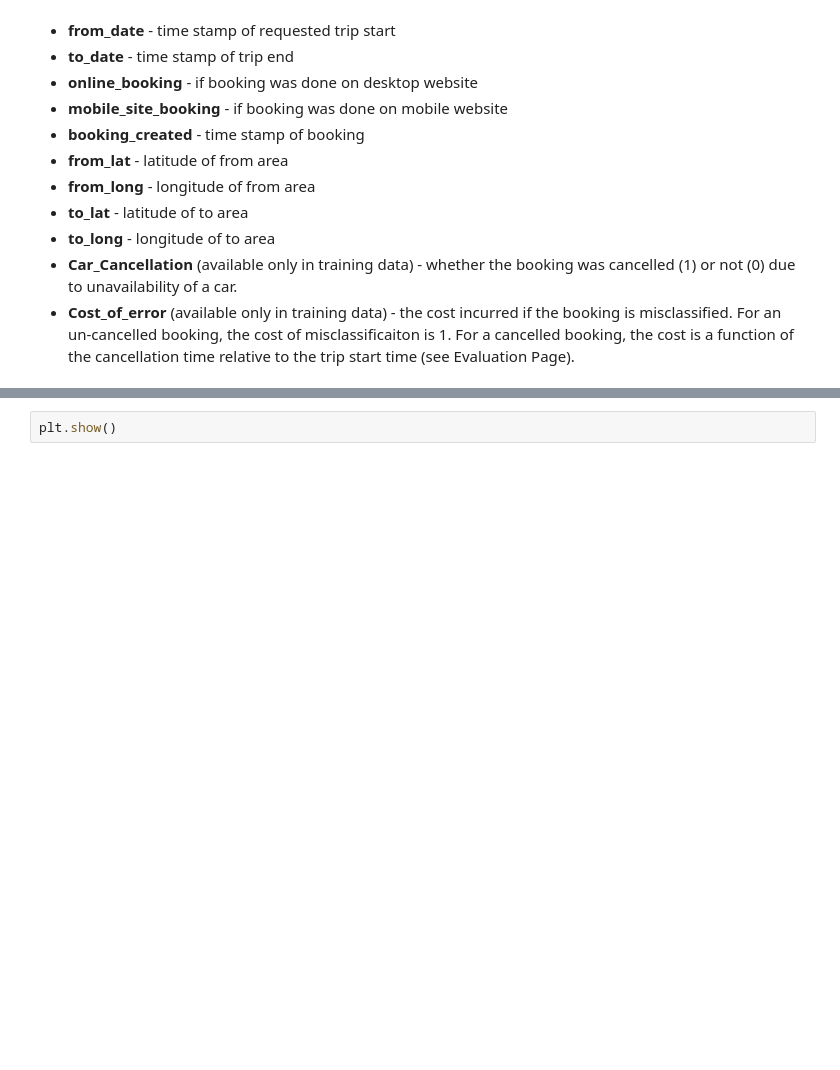
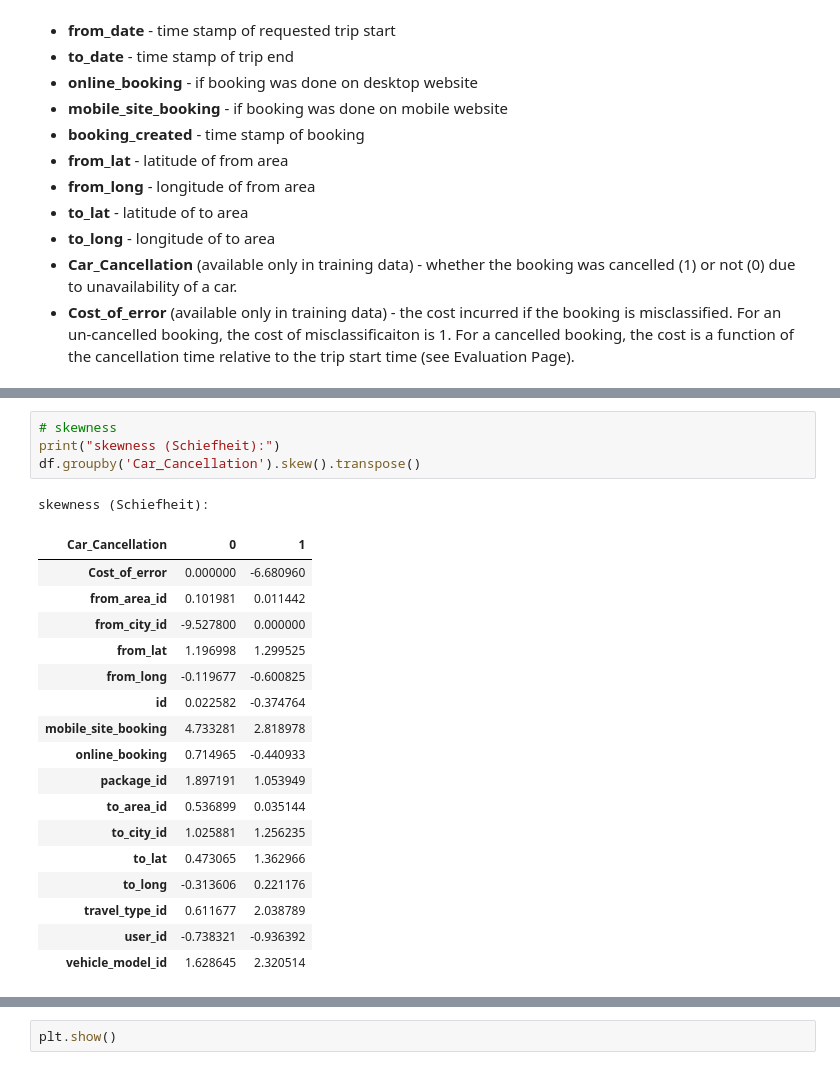
Before and after one commit to Jodahr/CabCancellation, a Jupyter notebook: CabCancellation.ipynb, the cells around one changed output, grey strips where cells are left out. Drawn from its saved outputs; the diff is of its cells as text; blank space fills up the shorter version.

```diff
--- a/CabCancellation.ipynb
+++ b/CabCancellation.ipynb
@@ -96,0 +257,23 @@ sns.pairplot(vars = ["package_id", "vehicle_model_id"], data=data, hue="Car_Canc
+# %%
+# skewness
+print("skewness (Schiefheit):")
+df.groupby('Car_Cancellation').skew().transpose()
+# %% [output]
+skewness (Schiefheit):
+| Car_Cancellation | 0 | 1 |
+| Cost_of_error | 0.000000 | -6.680960 |
+| from_area_id | 0.101981 | 0.011442 |
+| from_city_id | -9.527800 | 0.000000 |
+| from_lat | 1.196998 | 1.299525 |
+| from_long | -0.119677 | -0.600825 |
+| id | 0.022582 | -0.374764 |
+| mobile_site_booking | 4.733281 | 2.818978 |
+| online_booking | 0.714965 | -0.440933 |
+| package_id | 1.897191 | 1.053949 |
+| to_area_id | 0.536899 | 0.035144 |
+| to_city_id | 1.025881 | 1.256235 |
+| to_lat | 0.473065 | 1.362966 |
+| to_long | -0.313606 | 0.221176 |
+| travel_type_id | 0.611677 | 2.038789 |
+| user_id | -0.738321 | -0.936392 |
+| vehicle_model_id | 1.628645 | 2.320514 |
```
Also changed, not shown: parts of 33 cells of this notebook.
